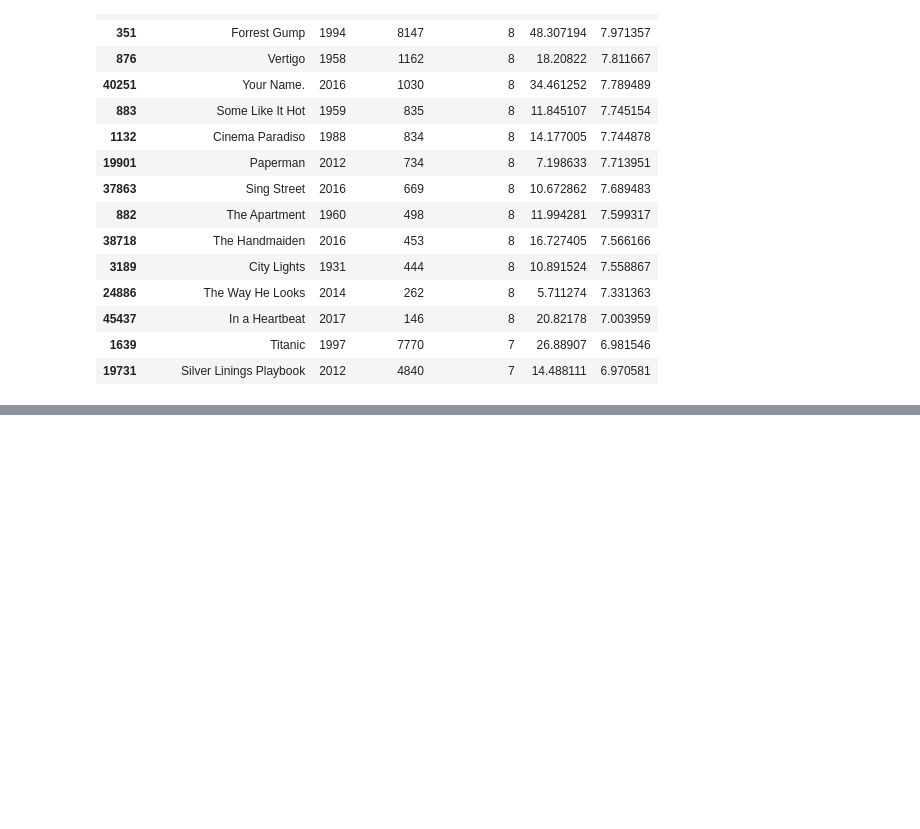
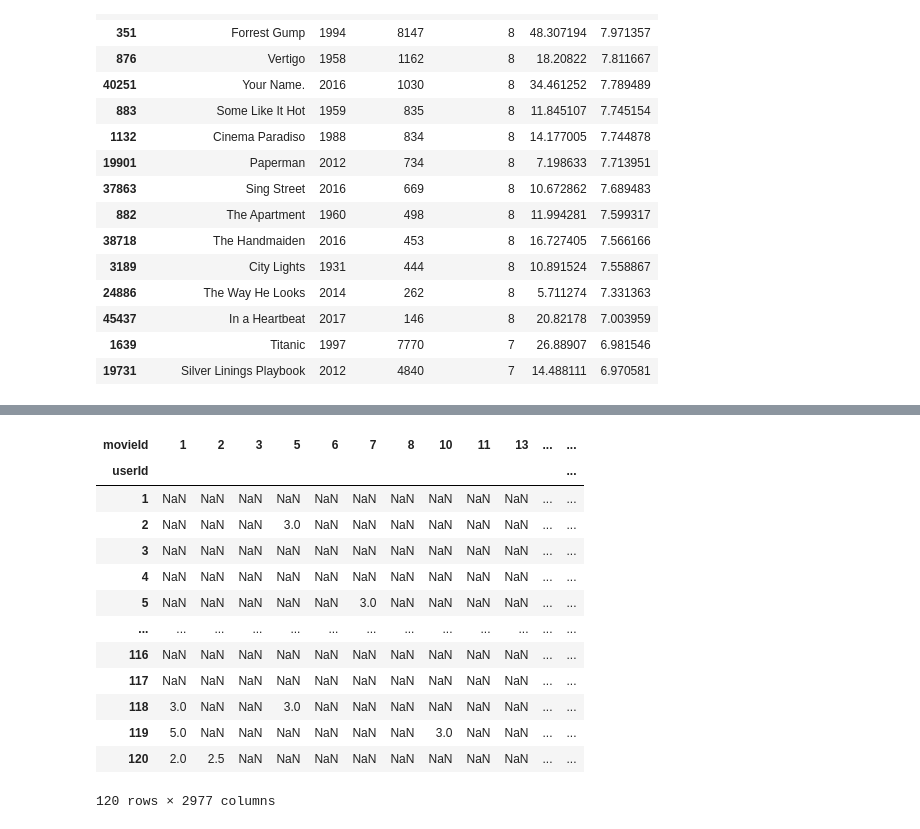
Before and after one commit to priyambada53/Recommendation_System, a Jupyter notebook: Movie recommendation system.ipynb, the cells around one changed output, grey strips where cells are left out. Saved outputs shown, nothing was run; the diff lists cells and outputs as text; code cells hidden in the pictures; blank space fills up the shorter version.

```diff
--- a/Movie recommendation system.ipynb
+++ b/Movie recommendation system.ipynb
@@ -170,0 +366,20 @@ build_chart('Romance').head(15)
+# %%
+# Pivot the ratings data to create a user-item matrix
+user_item_matrix = ratings_df.pivot(index='userId', columns='movieId', values='rating')
+# %%
+user_item_matrix
+# %% [output]
+| movieId | 1 | 2 | 3 | 5 | 6 | 7 | 8 | 10 | 11 | 13 | ... | ... |
+| userId |  |  |  |  |  |  |  |  |  |  |  | ... |
+| 1 | NaN | NaN | NaN | NaN | NaN | NaN | NaN | NaN | NaN | NaN | ... | ... |
+| 2 | NaN | NaN | NaN | 3.0 | NaN | NaN | NaN | NaN | NaN | NaN | ... | ... |
+| 3 | NaN | NaN | NaN | NaN | NaN | NaN | NaN | NaN | NaN | NaN | ... | ... |
+| 4 | NaN | NaN | NaN | NaN | NaN | NaN | NaN | NaN | NaN | NaN | ... | ... |
+| 5 | NaN | NaN | NaN | NaN | NaN | 3.0 | NaN | NaN | NaN | NaN | ... | ... |
+| ... | ... | ... | ... | ... | ... | ... | ... | ... | ... | ... | ... | ... |
+| 116 | NaN | NaN | NaN | NaN | NaN | NaN | NaN | NaN | NaN | NaN | ... | ... |
+| 117 | NaN | NaN | NaN | NaN | NaN | NaN | NaN | NaN | NaN | NaN | ... | ... |
+| 118 | 3.0 | NaN | NaN | 3.0 | NaN | NaN | NaN | NaN | NaN | NaN | ... | ... |
+| 119 | 5.0 | NaN | NaN | NaN | NaN | NaN | NaN | 3.0 | NaN | NaN | ... | ... |
+| 120 | 2.0 | 2.5 | NaN | NaN | NaN | NaN | NaN | NaN | NaN | NaN | ... | ... |
+120 rows × 2977 columns
```
Also changed, not shown: parts of 50 cells of this notebook.
